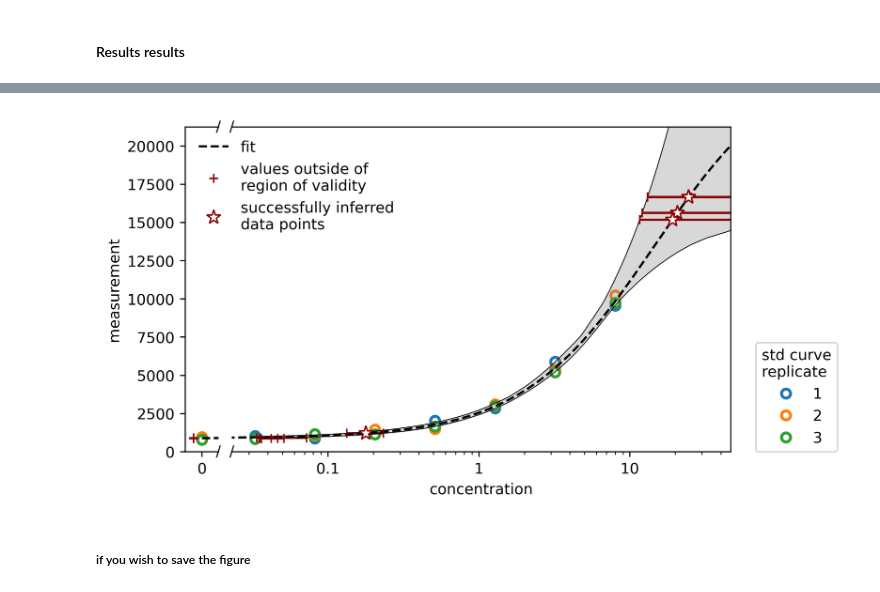
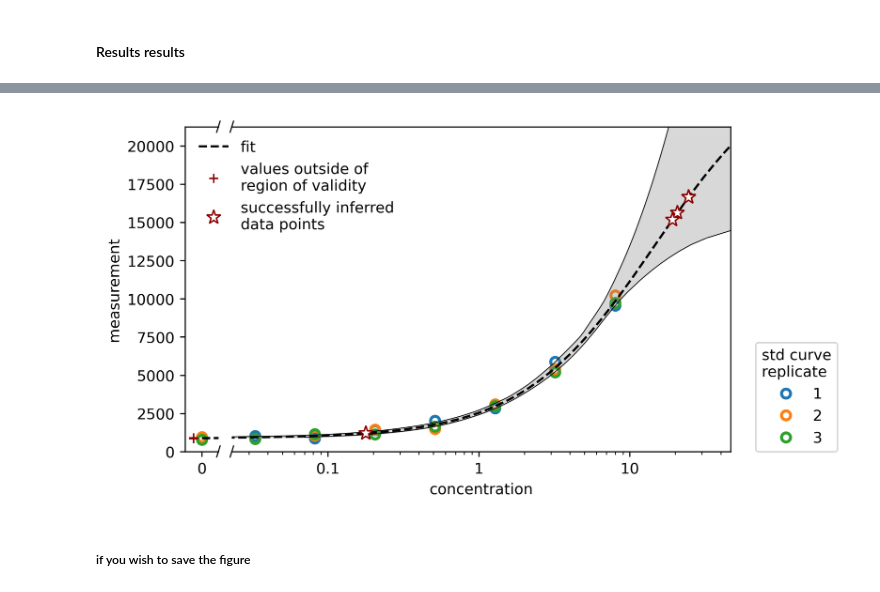
Before and after one commit to szarma/Physio_Ca, a Jupyter notebook: notebooks/Fit_stimulation.ipynb, the cells around one changed output, grey strips where cells are left out. Saved outputs shown, nothing was run; the diff lists cells and outputs as text; code cells hidden in the pictures.

```diff
--- a/notebooks/Fit_stimulation.ipynb
+++ b/notebooks/Fit_stimulation.ipynb
@@ -87,9 +104,13 @@ These are the measurements you wish to infer
 # %% [markdown]
 #### Results results
 # %%
-infer_data["inferred"] = fit.infer_values(infer_data['measurement'])
+infer_data["inferred_concentration"] = fit.infer_values(infer_data['measurement'])
 # %%
 infer_data["inferred_lowerCI"], infer_data["inferred_upperCI"] = fit.infer_confidence_intervals(infer_data['measurement'])
 # %%
-fig, axs = fit.plot(infer_data=infer_data)
+fig = fit.plot(
+    infer_data=infer_data,
+    show_relative_error=False, # or you can put it to True if you wish to see it
+    show_confidence_intervals=False, # or you can put it to True if you wish to see them
+)
 # %% [output]
@@ -96,4 +119,4 @@ fig, axs = fit.plot(infer_data=infer_data)
-[figure, old version]
+[figure, new version]
 # %% [markdown]
 ##### if you wish to save the figure
 # %% [markdown]
```
Also changed, not shown: parts of 6 cells of this notebook, 1 other file.
